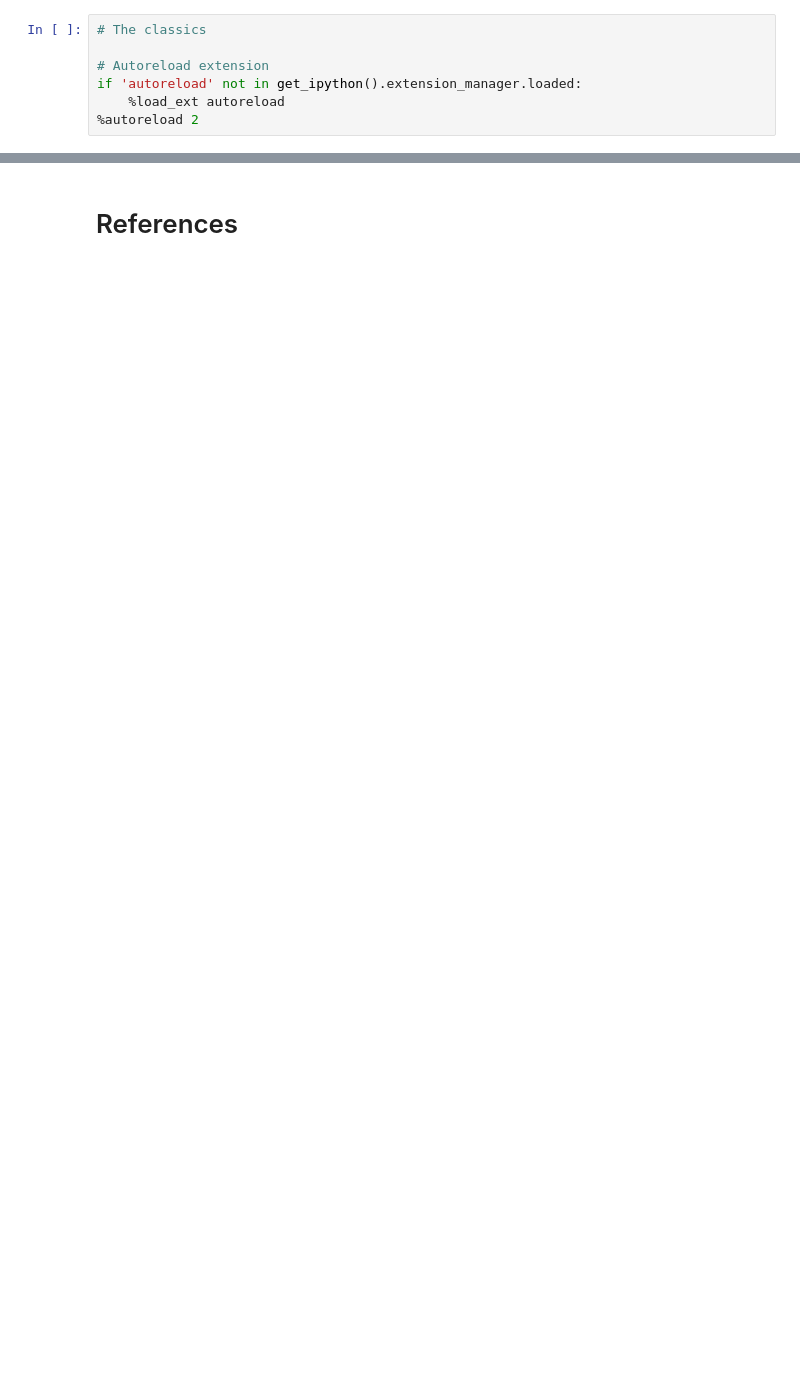
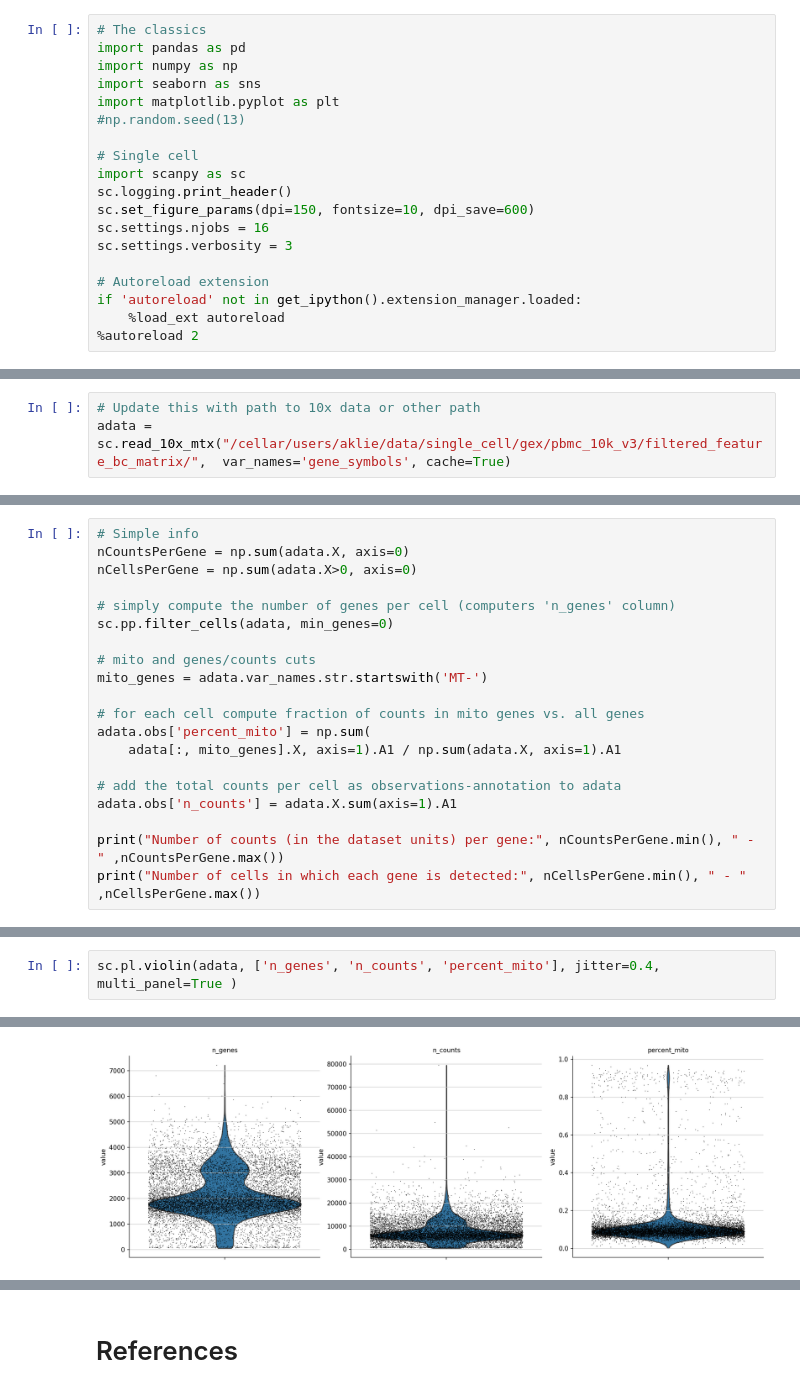
Before and after one commit to adamklie/SCENIC_slurm_pipeline, a Jupyter notebook: SCENIC_preprocessing.ipynb, the cells around one changed output, grey strips where cells are left out. Drawn from its saved outputs; the diff is of its cells as text; blank space fills up the shorter version.

```diff
--- a/SCENIC_preprocessing.ipynb
+++ b/SCENIC_preprocessing.ipynb
@@ -17,5 +17,17 @@ Notebook to do some cool stuff
 # %%
 # The classics
+import pandas as pd
+import numpy as np
+import seaborn as sns
+import matplotlib.pyplot as plt
+#np.random.seed(13)
+
+# Single cell
+import scanpy as sc
+sc.logging.print_header()
+sc.set_figure_params(dpi=150, fontsize=10, dpi_save=600)
+sc.settings.njobs = 16
+sc.settings.verbosity = 3
 
 # Autoreload extension
 if 'autoreload' not in get_ipython().extension_manager.loaded:
@@ -29,0 +44,3 @@ Description
+# %%
+# Update this with path to 10x data or other path
+adata = sc.read_10x_mtx("/cellar/users/aklie/data/single_cell/gex/pbmc_10k_v3/filtered_feature_bc_matrix/",  var_names='gene_symbols', cache=True)
@@ -35,0 +51,20 @@ Place for old or testing code
+# %%
+# Simple info
+nCountsPerGene = np.sum(adata.X, axis=0)
+nCellsPerGene = np.sum(adata.X>0, axis=0)
+
+# simply compute the number of genes per cell (computers 'n_genes' column)
+sc.pp.filter_cells(adata, min_genes=0)
+
+# mito and genes/counts cuts
+mito_genes = adata.var_names.str.startswith('MT-')
+
+# for each cell compute fraction of counts in mito genes vs. all genes
+adata.obs['percent_mito'] = np.sum(
+    adata[:, mito_genes].X, axis=1).A1 / np.sum(adata.X, axis=1).A1
+
+# add the total counts per cell as observations-annotation to adata
+adata.obs['n_counts'] = adata.X.sum(axis=1).A1
+
+print("Number of counts (in the dataset units) per gene:", nCountsPerGene.min(), " - " ,nCountsPerGene.max())
+print("Number of cells in which each gene is detected:", nCellsPerGene.min(), " - " ,nCellsPerGene.max())
@@ -35,0 +74,3 @@ Place for old or testing code
+# %%
+sc.pl.violin(adata, ['n_genes', 'n_counts', 'percent_mito'], jitter=0.4, multi_panel=True )
+# %% [output]
@@ -35,0 +78 @@ Place for old or testing code
+[figure, added]
```
Also changed, not shown: parts of 36 cells of this notebook, 3 other files.
